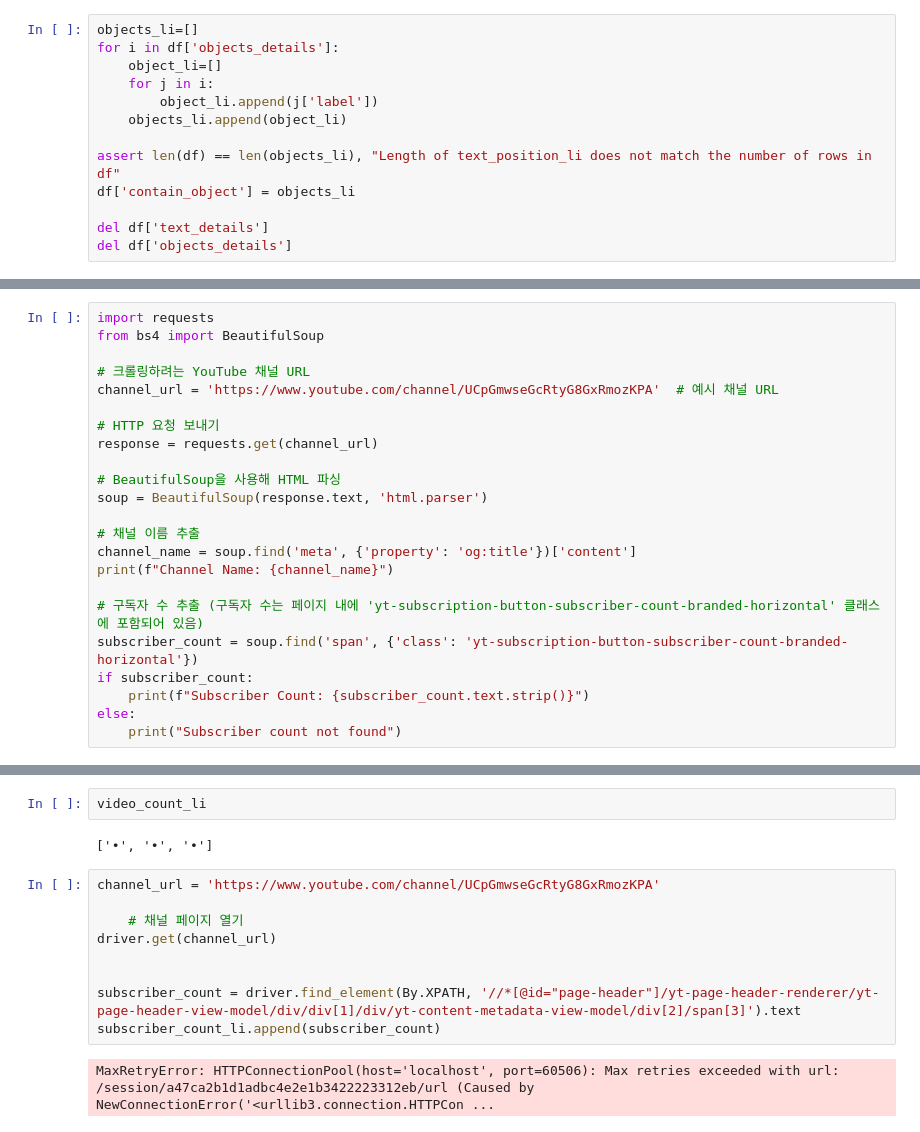
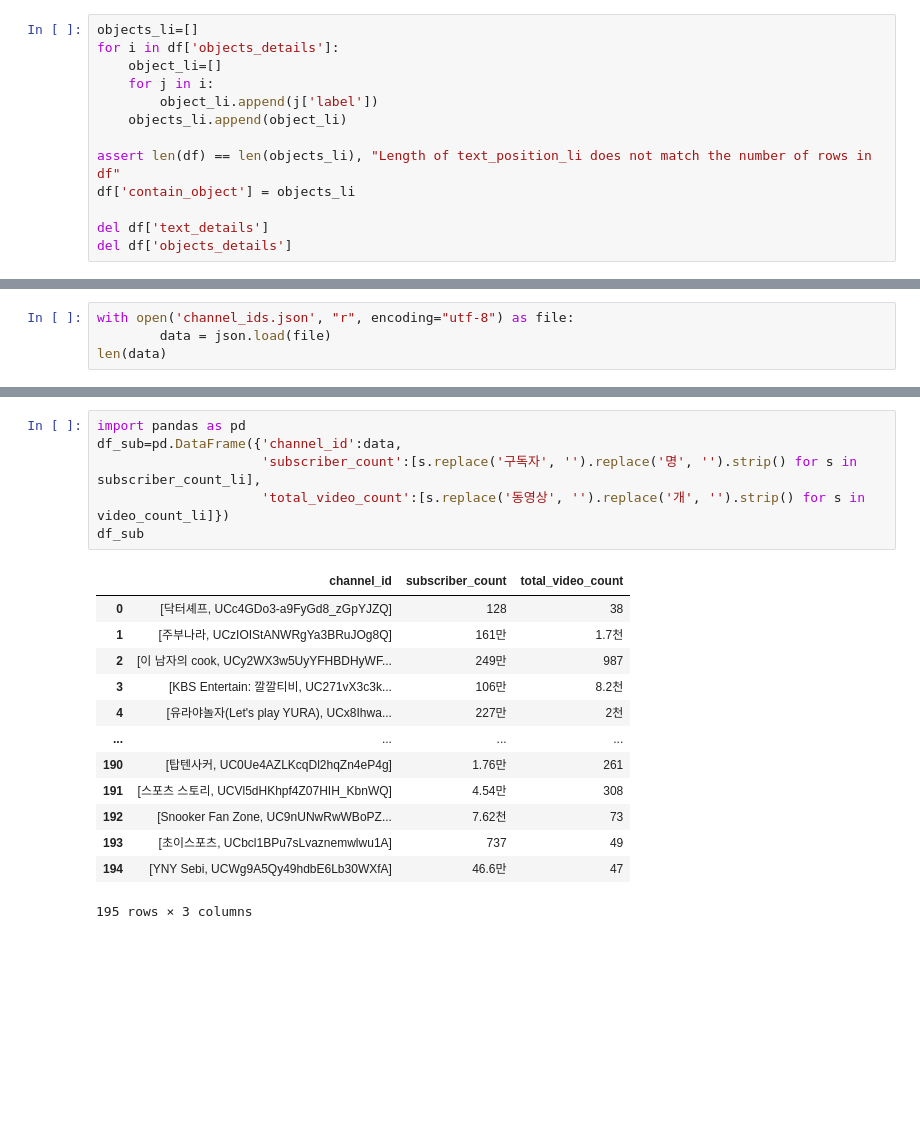
Before and after one commit to NaYeojung/Youtube-prediction-and-feedback, a Jupyter notebook: model/preprocessing.ipynb, the cells around one changed output, grey strips where cells are left out. Cells and saved outputs as stored; diff of their text form; blank space fills up the shorter version.

```diff
--- a/model/preprocessing.ipynb
+++ b/model/preprocessing.ipynb
@@ -360,23 +376,0 @@ Name: 257, dtype: object
-# %%
-import requests
-from bs4 import BeautifulSoup
-
-# 크롤링하려는 YouTube 채널 URL
-channel_url = 'https://www.youtube.com/channel/UCpGmwseGcRtyG8GxRmozKPA'  # 예시 채널 URL
-
-# HTTP 요청 보내기
-response = requests.get(channel_url)
-
-# BeautifulSoup을 사용해 HTML 파싱
-soup = BeautifulSoup(response.text, 'html.parser')
-
-# 채널 이름 추출
-channel_name = soup.find('meta', {'property': 'og:title'})['content']
-print(f"Channel Name: {channel_name}")
-
-# 구독자 수 추출 (구독자 수는 페이지 내에 'yt-subscription-button-subscriber-count-branded-horizontal' 클래스에 포함되어 있음)
-subscriber_count = soup.find('span', {'class': 'yt-subscription-button-subscriber-count-branded-horizontal'})
-if subscriber_count:
-    print(f"Subscriber Count: {subscriber_count.text.strip()}")
-else:
-    print("Subscriber count not found")
@@ -385,0 +379,4 @@ Subscriber count not found
+# %%
+with open('channel_ids.json', "r", encoding="utf-8") as file:
+        data = json.load(file)
+len(data)
@@ -417,18 +491,23 @@ for i in df['channel_id']:
 
 # 브라우저 종료
 driver.quit()
-# %%
-video_count_li
-# %% [output]
-['•', '•', '•']
-# %%
-channel_url = 'https://www.youtube.com/channel/UCpGmwseGcRtyG8GxRmozKPA'
-
-    # 채널 페이지 열기
-driver.get(channel_url)
-
-
-subscriber_count = driver.find_element(By.XPATH, '//*[@id="page-header"]/yt-page-header-renderer/yt-page-header-view-model/div/div[1]/div/yt-content-metadata-view-model/div[2]/span[3]').text
-subscriber_count_li.append(subscriber_count)
-# %% [output]
-MaxRetryError: HTTPConnectionPool(host='localhost', port=60506): Max retries exceeded with url: /session/a47ca2b1d1adbc4e2e1b3422223312eb/url (Caused by NewConnectionError('<urllib3.connection.HTTPCon ...
+# %%
+import pandas as pd
+df_sub=pd.DataFrame({'channel_id':data,
+                     'subscriber_count':[s.replace('구독자', '').replace('명', '').strip() for s in subscriber_count_li],
+                     'total_video_count':[s.replace('동영상', '').replace('개', '').strip() for s in video_count_li]})
+df_sub
+# %% [output]
+|  | channel_id | subscriber_count | total_video_count |
+| 0 | [닥터셰프, UCc4GDo3-a9FyGd8_zGpYJZQ] | 128 | 38 |
+| 1 | [주부나라, UCzIOIStANWRgYa3BRuJOg8Q] | 161만 | 1.7천 |
+| 2 | [이 남자의 cook, UCy2WX3w5UyYFHBDHyWF... | 249만 | 987 |
+| 3 | [KBS Entertain: 깔깔티비, UC271vX3c3k... | 106만 | 8.2천 |
+| 4 | [유라야놀자(Let's play YURA), UCx8Ihwa... | 227만 | 2천 |
+| ... | ... | ... | ... |
+| 190 | [탑텐사커, UC0Ue4AZLKcqDl2hqZn4eP4g] | 1.76만 | 261 |
+| 191 | [스포츠 스토리, UCVl5dHKhpf4Z07HIH_KbnWQ] | 4.54만 | 308 |
+| 192 | [Snooker Fan Zone, UC9nUNwRwWBoPZ... | 7.62천 | 73 |
+| 193 | [초이스포츠, UCbcl1BPu7sLvaznemwlwu1A] | 737 | 49 |
+| 194 | [YNY Sebi, UCWg9A5Qy49hdbE6Lb30WXfA] | 46.6만 | 47 |
+195 rows × 3 columns
```
Also changed, not shown: parts of 18 cells of this notebook, 7 other files.
